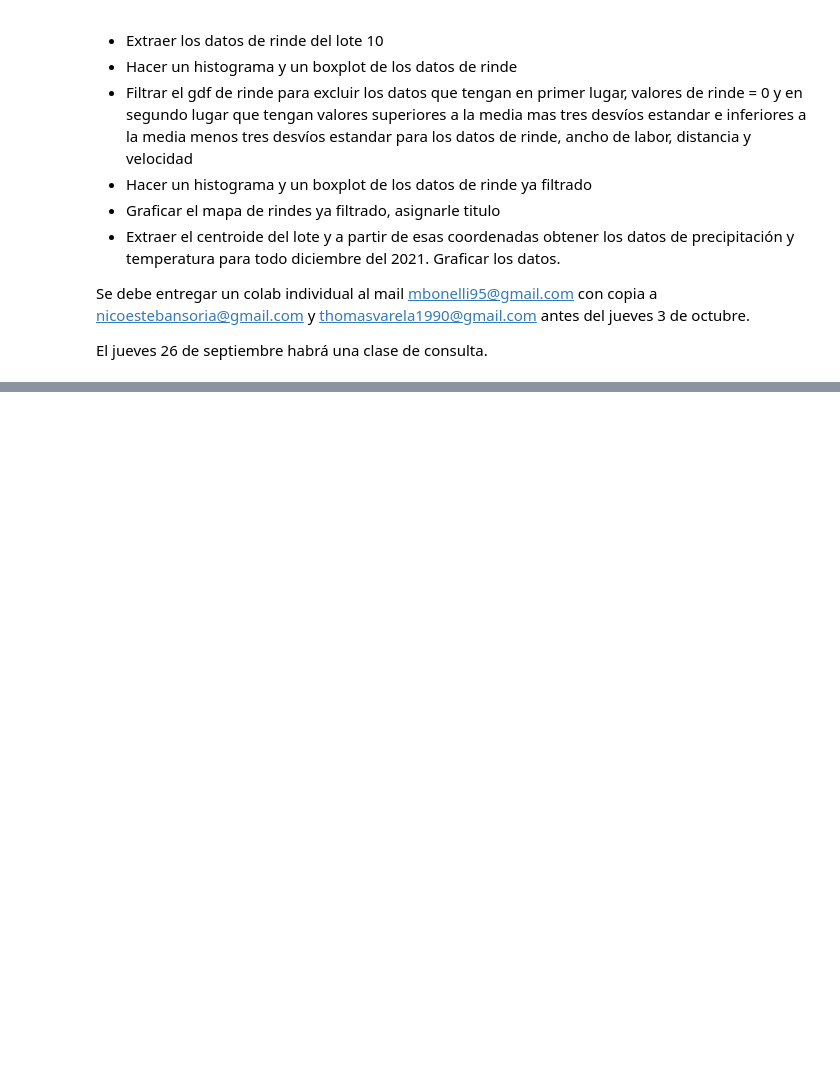
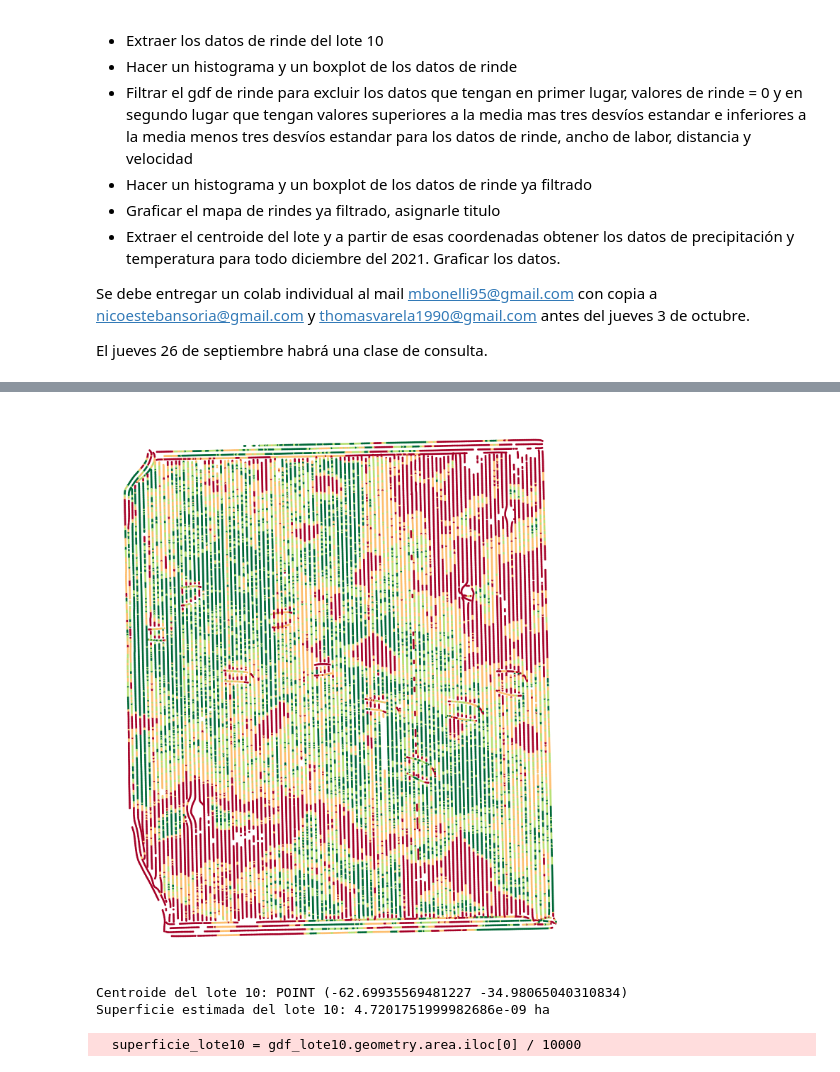
Before and after one commit to Amaciasagro/GIT-RemoteSensing, a Jupyter notebook: Coding/Introduccion_a_Python_2025_COMPLETO.ipynb, the cells around one changed output, grey strips where cells are left out. Saved outputs shown, nothing was run; the diff lists cells and outputs as text; code cells hidden in the pictures; blank space fills up the shorter version.

```diff
--- a/Coding/Introduccion_a_Python_2025_COMPLETO.ipynb
+++ b/Coding/Introduccion_a_Python_2025_COMPLETO.ipynb
@@ -3128,0 +3062,34 @@ El jueves 26 de septiembre habrá una clase de consulta.
+# %%
+fig, ax = plt.subplots(figsize=(10, 10))
+
+# Utilizar una columna del GeoDataFrame para los colores. Reemplaza 'tu_columna_color' con el nombre de tu columna
+# gdf_lote10.plot(ax=ax,
+#                column='Cultivo', # columna a partir de la cual se asigna simbología
+#                cmap="Set1", # cmap = https://matplotlib.org/stable/users/explain/colors/colormaps.html
+#                edgecolor='black', # contorno negro
+#                legend=False, # sin leyenda
+#                )
+
+# Graficar los puntos
+gdf_rindes_lote10.plot(ax=ax,
+                column='cuantiles', # columna a partir de la cual se asigna simbología
+                cmap="RdYlGn", # cmap = https://matplotlib.org/stable/users/explain/colors/colormaps.html
+                markersize=1, # tamaño de los puntos
+                )
+
+# Quitar los ejes
+ax.set_axis_off()
+
+plt.show()
+# %% [output]
+[figure, added]
+# %%
+#Extraer el centroide del lote
+print(f'Centroide del lote 10: {centroide_lote10}')
+#Extraer superficie estimada en ha del lote 10
+superficie_lote10 = gdf_lote10.geometry.area.iloc[0] / 10000
+print(f'Superficie estimada del lote 10: {superficie_lote10} ha')
+# %% [output]
+Centroide del lote 10: POINT (-62.69935569481227 -34.98065040310834)
+Superficie estimada del lote 10: 4.7201751999982686e-09 ha
+  superficie_lote10 = gdf_lote10.geometry.area.iloc[0] / 10000
```
Also changed, not shown: parts of 40 cells of this notebook.
